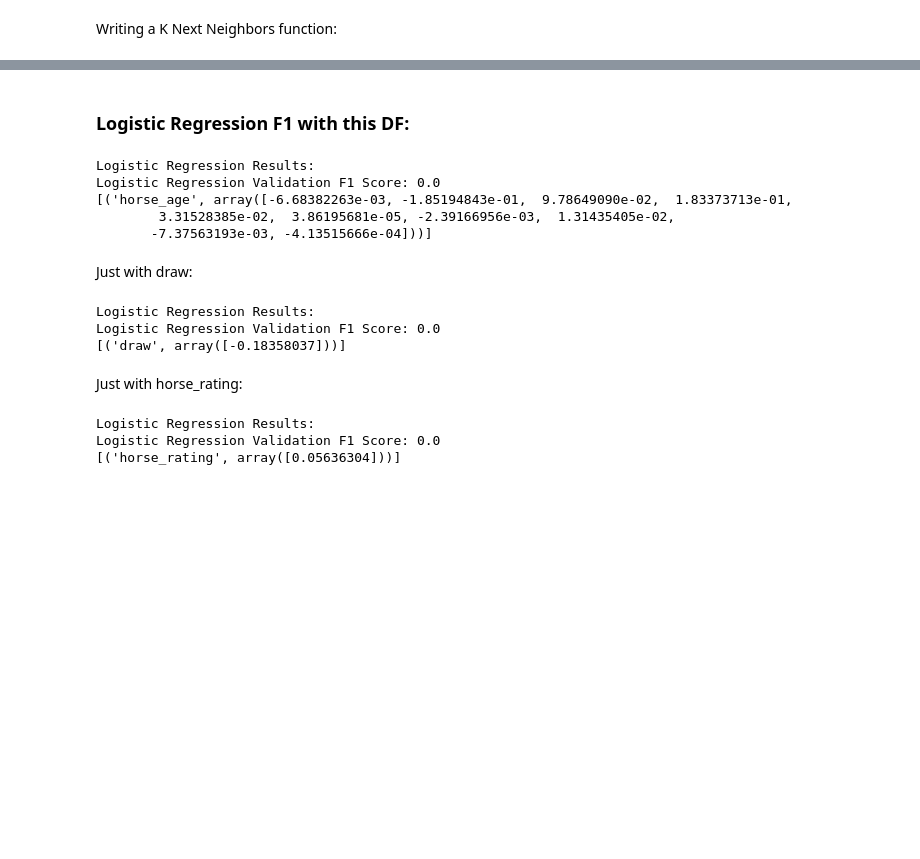
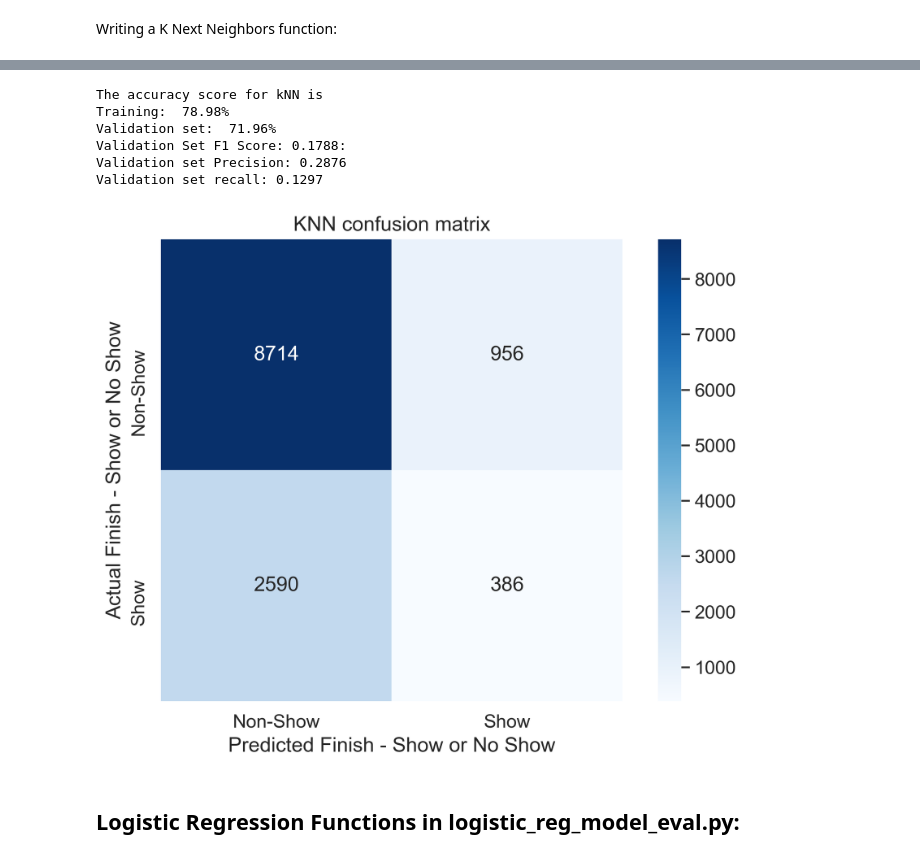
Before and after one commit to pbovard63/Predicting_Hong_Kong_Horse_Racing_Finishes, a Jupyter notebook: initial_model_eda.ipynb, the cells around one changed output, grey strips where cells are left out. Drawn from its saved outputs; the diff is of its cells as text; code cells hidden in the pictures; blank space fills up the shorter version.

Commit message:
Updating initial model and adding .py files.

```diff
--- a/initial_model_eda.ipynb
+++ b/initial_model_eda.ipynb
@@ -294,21 +282,0 @@ def confusion_matrix_generator(confusion_matrix, name):
-# %%
-def KNN_accuracy_scorer(X, y, n = 5):
-    '''
-    Arguments: takes in a set of features X and a target variable y.  Y is a classification (0/1).  Default n is 5, can be changed.
-    Returns: Performs K nearest neighbors classification and returns the feature coefficeints and returns the score.
-    '''
-    #Splitting into train and val sets:
-    X_train, X_val, y_train, y_val = train_test_split(X, y, test_size=0.2, random_state=5)
-
-    #Running KNN:
-    knn = KNeighborsClassifier(n_neighbors = n)
-    knn.fit(X_train, y_train)
-
-    #Confusion Matrix:
-    cm = confusion_matrix(y_val, knn.predict(X_val))
-
-    #scoring:
-    print("The accuracy score for kNN is")
-    print("Training: {:6.2f}%".format(100*knn.score(X_train, y_train)))
-    print("Validation set: {:6.2f}%".format(100*knn.score(X_val, y_val)))
-    confusion_matrix_generator(cm, 'KNN')
@@ -365,3 +283 @@ Basically, confusion matrix for logistic regression is saying that everyone is g
-# %% [markdown]
-### Logistic Regression F1 with this DF:
 # %%
@@ -398,10 +290,10 @@ def Logistic_Regression_Scorer(X, y):
 # %%
-Logistic_Regression_Scorer(X, y)
+KNN_accuracy_scorer(X, y, n = 5)
 # %% [output]
-Logistic Regression Results:
-Logistic Regression Validation F1 Score: 0.0
-[('horse_age', array([-6.68382263e-03, -1.85194843e-01,  9.78649090e-02,  1.83373713e-01,
-        3.31528385e-02,  3.86195681e-05, -2.39166956e-03,  1.31435405e-02,
-       -7.37563193e-03, -4.13515666e-04]))]
+The accuracy score for kNN is
+Training:  78.98%
+Validation set:  71.96%
+Validation Set F1 Score: 0.1788:
+Validation set Precision: 0.2876
+Validation set recall: 0.1297
+[figure, added]
-# %% [markdown]
-Just with draw:
@@ -411,8 +299,0 @@ y = comb_training_model_gender['Show']
-# %%
-Logistic_Regression_Scorer(X, y)
-# %% [output]
-Logistic Regression Results:
-Logistic Regression Validation F1 Score: 0.0
-[('draw', array([-0.18358037]))]
-# %% [markdown]
-Just with horse_rating:
@@ -422,6 +300,2 @@ y = comb_training_model_gender['Show']
-# %%
-Logistic_Regression_Scorer(X, y)
-# %% [output]
-Logistic Regression Results:
-Logistic Regression Validation F1 Score: 0.0
-[('horse_rating', array([0.05636304]))]
+# %% [markdown]
+## Logistic Regression Functions in logistic_reg_model_eval.py:
```
Also changed, not shown: parts of 25 cells of this notebook, 2 other files.
